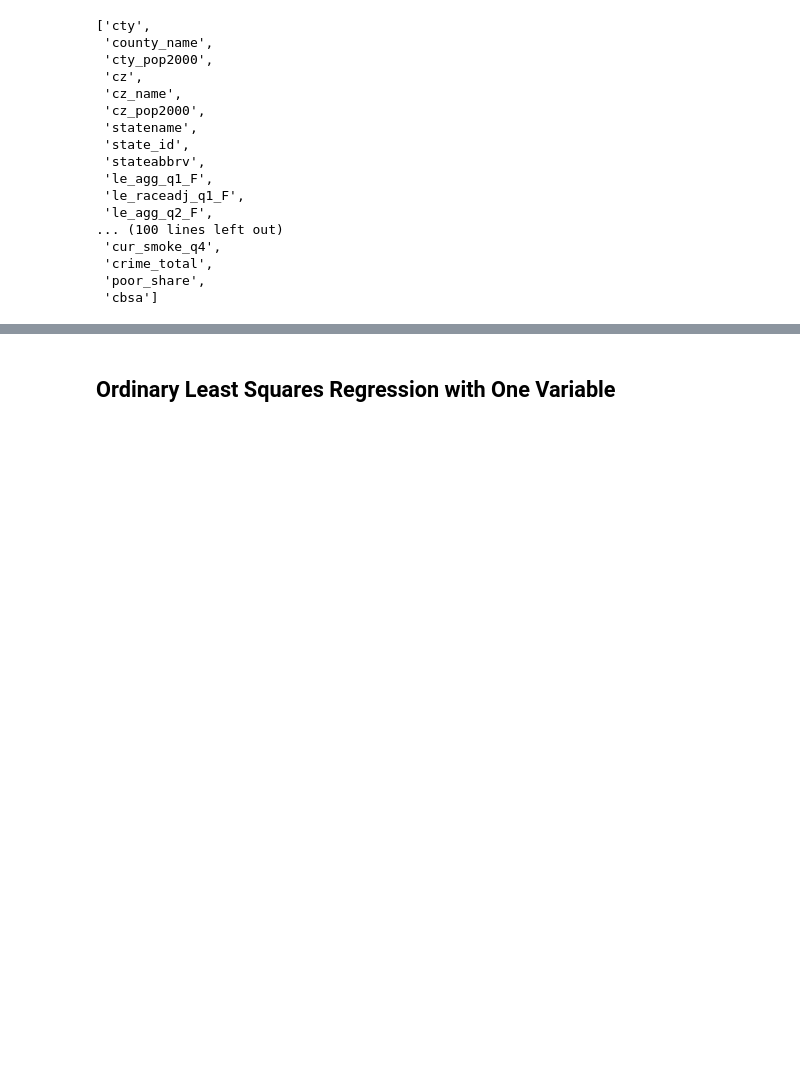
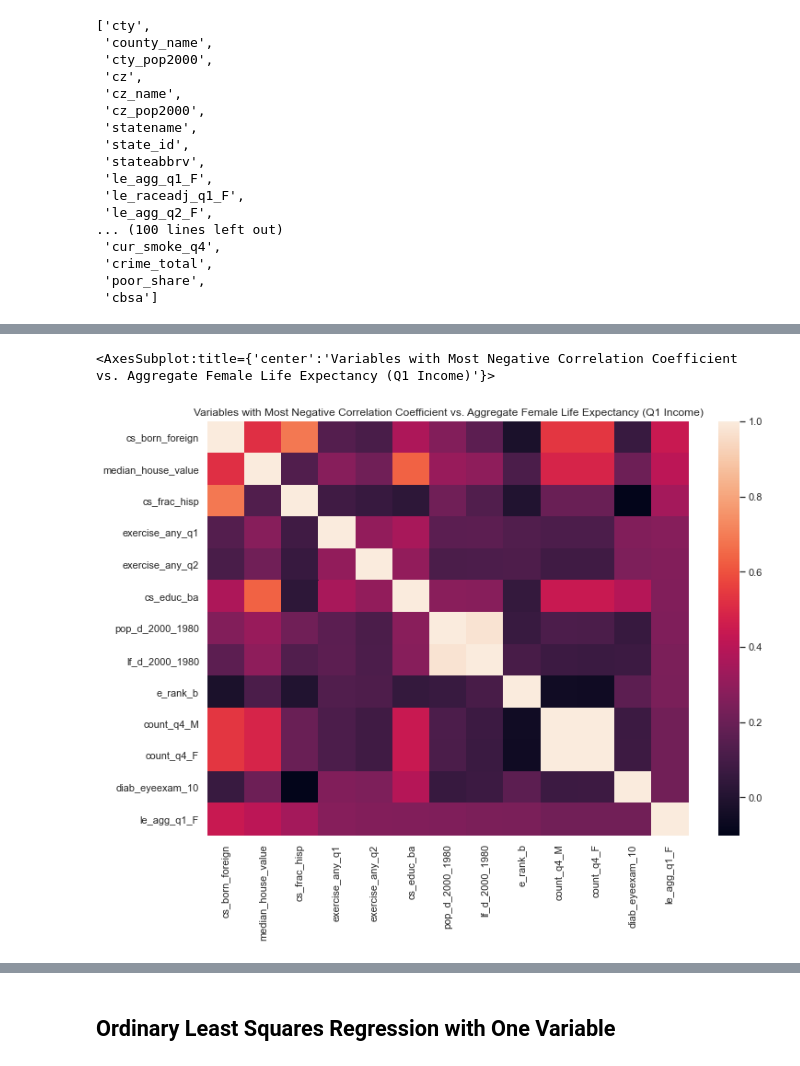
Before and after one commit to pballent/hia_225_healthinequality, a Jupyter notebook: HIA_255_Starter_Pandas_HealthInequality.ipynb, the cells around one changed output, grey strips where cells are left out. Saved outputs shown, nothing was run; the diff lists cells and outputs as text; code cells hidden in the pictures; blank space fills up the shorter version.

```diff
--- a/HIA_255_Starter_Pandas_HealthInequality.ipynb
+++ b/HIA_255_Starter_Pandas_HealthInequality.ipynb
@@ -88 +139,7 @@ sns.heatmap(health_inequality[health_corr_sorted_bottom25].corr())
+# %%
+plt.title("Variables with Most Negative Correlation Coefficient vs. Aggregate Female Life Expectancy (Q1 Income)")
+sns.heatmap(health_inequality[health_corr_sorted_top25].corr())
+# %% [output]
+<AxesSubplot:title={'center':'Variables with Most Negative Correlation Coefficient vs. Aggregate Female Life Expectancy (Q1 Income)'}>
+[figure, added]
 # %%
```
Also changed, not shown: parts of 35 cells of this notebook.
